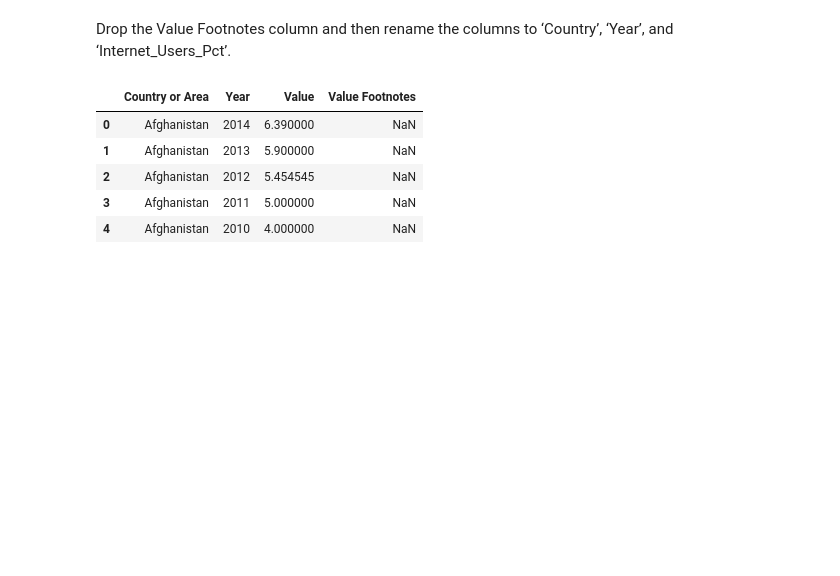
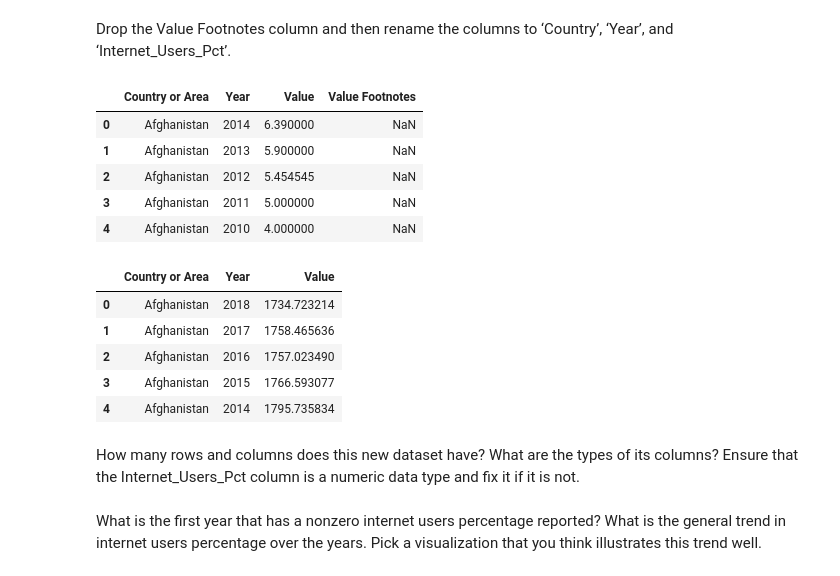
Before and after one commit to nss-data-science-cohort-4/dq1-undata-matthgray, a Jupyter notebook: un_data.ipynb, the cells around one changed output. Cells and saved outputs as stored; diff of their text form; code cells hidden in the pictures; blank space fills up the shorter version.

```diff
--- a/un_data.ipynb
+++ b/un_data.ipynb
@@ -275,3 +289,20 @@ internet_df.head()
 | 4 | Afghanistan | 2010 | 4.000000 | NaN |
 # %%
 internet_df = ngdp_df.drop("Value Footnotes", axis=1)
+# %%
+internet_df.head()
+# %% [output]
+|  | Country or Area | Year | Value |
+| 0 | Afghanistan | 2018 | 1734.723214 |
+| 1 | Afghanistan | 2017 | 1758.465636 |
+| 2 | Afghanistan | 2016 | 1757.023490 |
+| 3 | Afghanistan | 2015 | 1766.593077 |
+| 4 | Afghanistan | 2014 | 1795.735834 |
+# %% [markdown]
+How many rows and columns does this new dataset have? What are the
+types of its columns? Ensure that the Internet_Users_Pct column is a
+numeric data type and fix it if it is not.
+# %% [markdown]
+What is the first year that has a nonzero internet users percentage reported?
+What is the general trend in internet users percentage over the years. Pick
+a visualization that you think illustrates this trend well.
```
Also changed, not shown: parts of 12 cells of this notebook.
